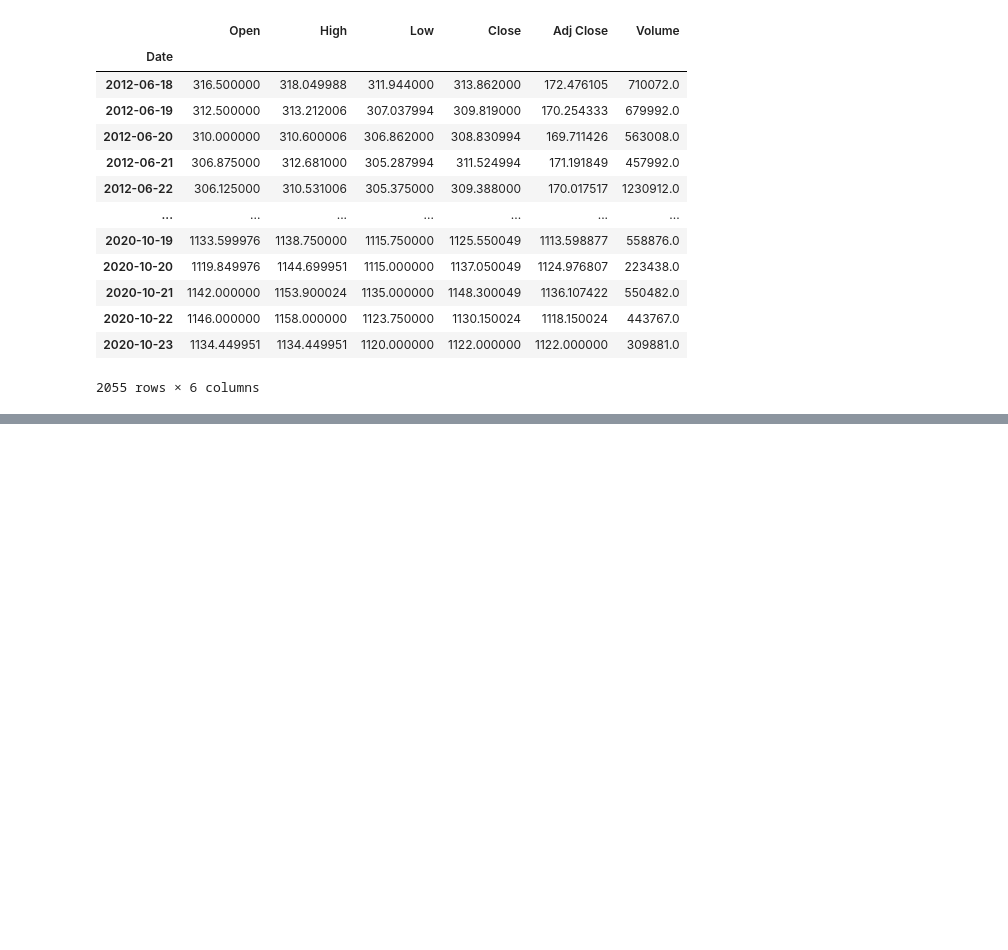
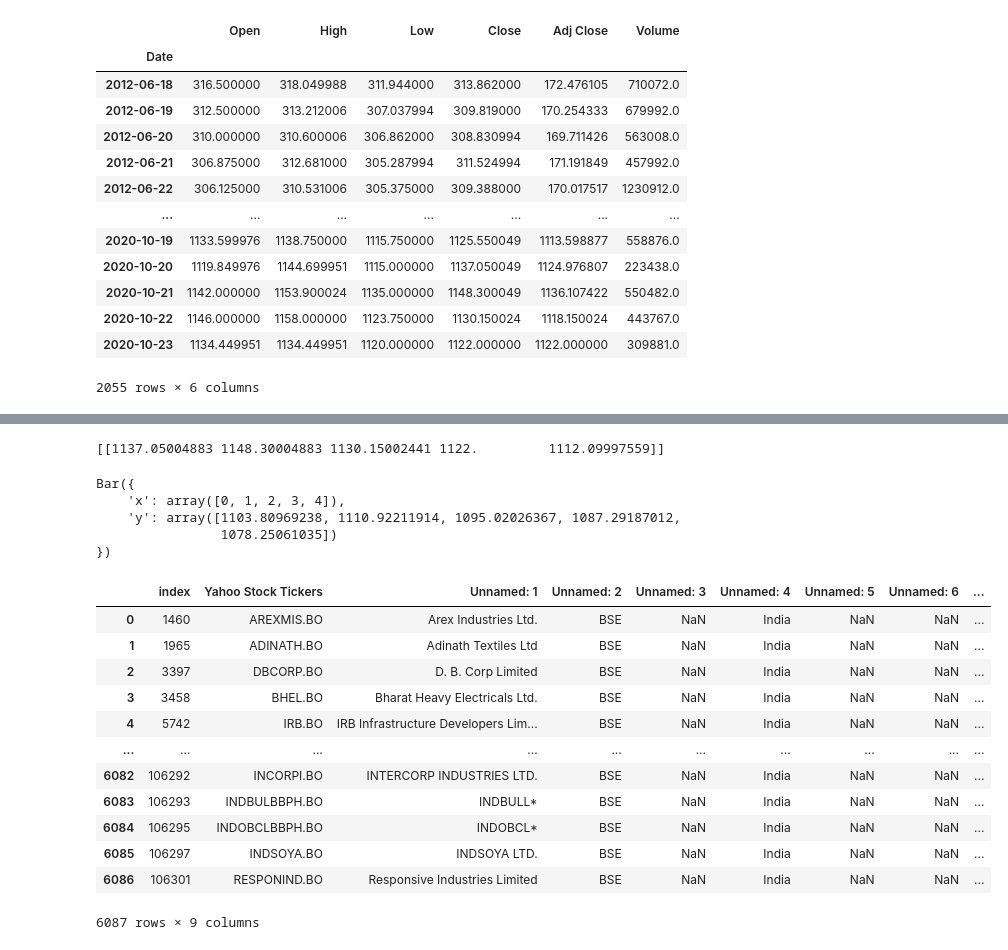
Before and after one commit to akki2503/Stock_market_predicting_dashboard, a Jupyter notebook: exploring_nsetools.ipynb, the cells around one changed output, grey strips where cells are left out. Drawn from its saved outputs; the diff is of its cells as text; code cells hidden in the pictures; blank space fills up the shorter version.

```diff
--- a/exploring_nsetools.ipynb
+++ b/exploring_nsetools.ipynb
@@ -95,0 +183,12 @@ data
+# %%
+import numpy as np
+forecasts = list()
+x_test_lstm = data_close
+for i in range(len(x_test_lstm)):
+    x= x_test_lstm
+    fore = forecast(lstm_model, x , 1)
+    forecasts = np.append(forecasts, fore)
+forecasts
+df2 = pd.DataFrame(forecasts, columns=['events'])
+# %% [output]
+[[1137.05004883 1148.30004883 1130.15002441 1122.         1112.09997559]]
@@ -95,0 +199,28 @@ data
+# %%
+fig
+# %% [output]
+Bar({
+    'x': array([0, 1, 2, 3, 4]),
+    'y': array([1103.80969238, 1110.92211914, 1095.02026367, 1087.29187012,
+                1078.25061035])
+})
+# %%
+df = pd.read_excel('/home/akshat/Documents/Stock_market_predicting_dashboard/Yahoo-Ticker-Symbols-September-2017/Yahoo Ticker Symbols - September 2017.xlsx')
+# %%
+df_bse = df[df['Unnamed: 2']=='BSE']
+df_bse.reset_index(inplace=True)
+df_bse
+# %% [output]
+|  | index | Yahoo Stock Tickers | Unnamed: 1 | Unnamed: 2 | Unnamed: 3 | Unnamed: 4 | Unnamed: 5 | Unnamed: 6 | ... |
+| 0 | 1460 | AREXMIS.BO | Arex Industries Ltd. | BSE | NaN | India | NaN | NaN | ... |
+| 1 | 1965 | ADINATH.BO | Adinath Textiles Ltd | BSE | NaN | India | NaN | NaN | ... |
+| 2 | 3397 | DBCORP.BO | D. B. Corp Limited | BSE | NaN | India | NaN | NaN | ... |
+| 3 | 3458 | BHEL.BO | Bharat Heavy Electricals Ltd. | BSE | NaN | India | NaN | NaN | ... |
+| 4 | 5742 | IRB.BO | IRB Infrastructure Developers Lim... | BSE | NaN | India | NaN | NaN | ... |
+| ... | ... | ... | ... | ... | ... | ... | ... | ... | ... |
+| 6082 | 106292 | INCORPI.BO | INTERCORP INDUSTRIES LTD. | BSE | NaN | India | NaN | NaN | ... |
+| 6083 | 106293 | INDBULBBPH.BO | INDBULL* | BSE | NaN | India | NaN | NaN | ... |
+| 6084 | 106295 | INDOBCLBBPH.BO | INDOBCL* | BSE | NaN | India | NaN | NaN | ... |
+| 6085 | 106297 | INDSOYA.BO | INDSOYA LTD. | BSE | NaN | India | NaN | NaN | ... |
+| 6086 | 106301 | RESPONIND.BO | Responsive Industries Limited | BSE | NaN | India | NaN | NaN | ... |
+6087 rows × 9 columns
```
Also changed, not shown: parts of 21 cells of this notebook, 46 other files.
